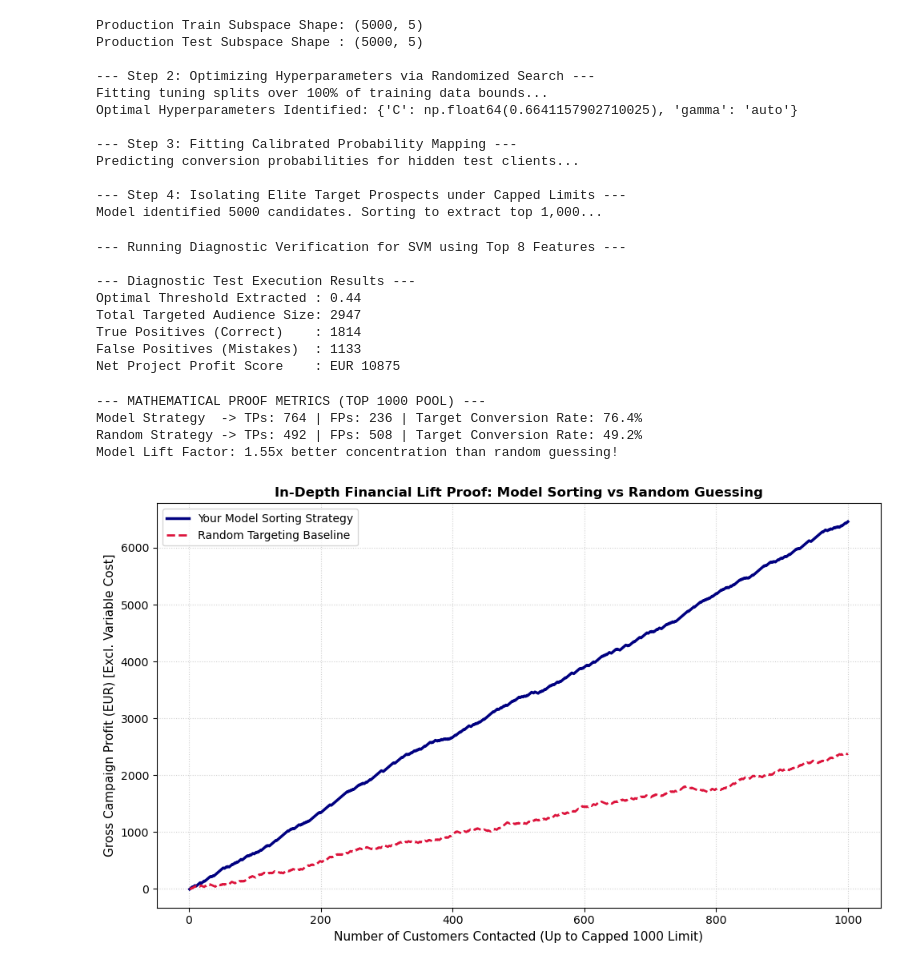
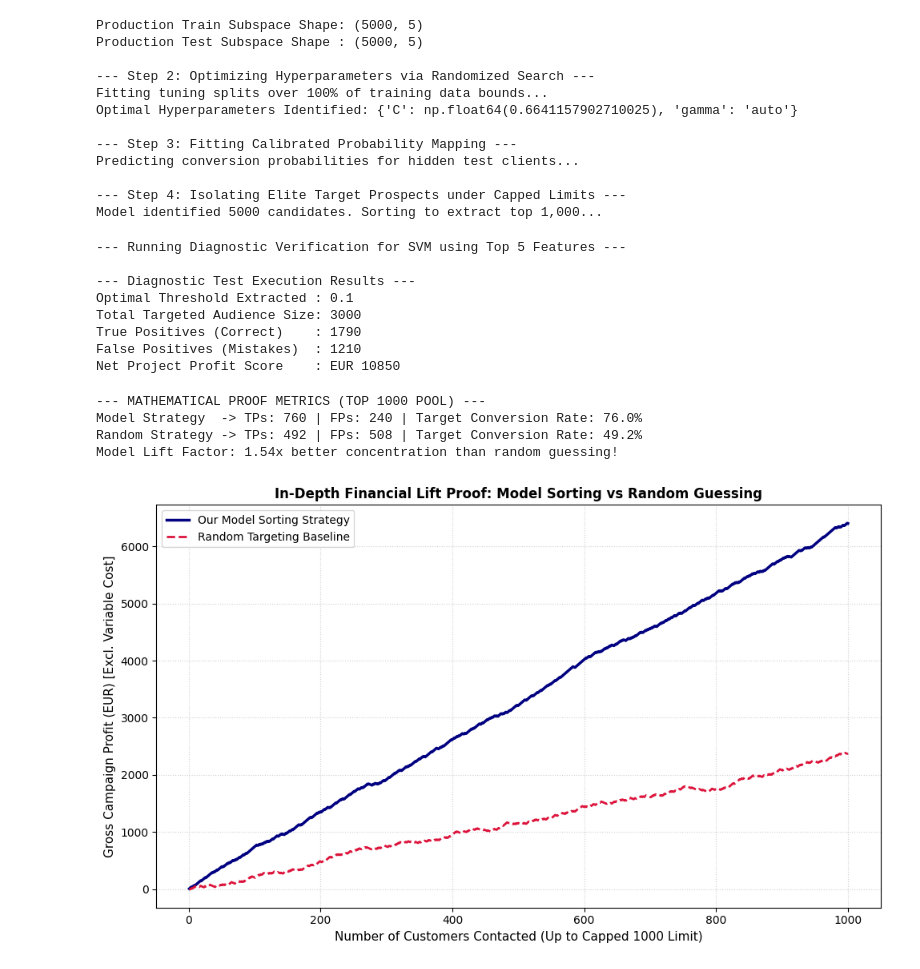
Before and after one commit to pitygiusz/AML-Project2, a Jupyter notebook: 02_model_selection.ipynb, the cells around one changed output. Cells and saved outputs as stored; diff of their text form; code cells hidden in the pictures.

Commit message:
Fixes and final model download

```diff
--- a/02_model_selection.ipynb
+++ b/02_model_selection.ipynb
@@ -351,12 +356,12 @@ Predicting conversion probabilities for hidden test clients...
 Model identified 5000 candidates. Sorting to extract top 1,000...
 # %%
 # ==========================================
-# 2. RUN FIXED TEST: TOP 8 FEATURES (SVM)
+# 2. RUN FIXED TEST: TOP 5 FEATURES (SVM)
 # ==========================================
 
-# Slice out a static block of the top 8 voting-ranked features
+# Slice out a static block of the top 5 voting-ranked features
 # (Evaluating multiple variables at once gives the classifier enough signal to differentiate)
-FIXED_FEATURES_COUNT = 8
+FIXED_FEATURES_COUNT = 5
 X_test_subset = x_train_final[:, :FIXED_FEATURES_COUNT]
 oof_probs_test = np.zeros(len(x_train_final))
 
@@ -395,16 +400,16 @@ print(f"True Positives (Correct)    : {test_results['true_positives']}")
 print(f"False Positives (Mistakes)  : {test_results['false_positives']}")
 print(f"Net Project Profit Score    : EUR {test_results['score_eur']}")
 # %% [output]
---- Running Diagnostic Verification for SVM using Top 8 Features ---
+--- Running Diagnostic Verification for SVM using Top 5 Features ---
 
 --- Diagnostic Test Execution Results ---
-Optimal Threshold Extracted : 0.44
-Total Targeted Audience Size: 2947
-True Positives (Correct)    : 1814
-False Positives (Mistakes)  : 1133
-Net Project Profit Score    : EUR 10875
+Optimal Threshold Extracted : 0.1
+Total Targeted Audience Size: 3000
+True Positives (Correct)    : 1790
+False Positives (Mistakes)  : 1210
+Net Project Profit Score    : EUR 10850
 # %%
-FIXED_FEATURES_COUNT = 8
+FIXED_FEATURES_COUNT = 5
 X_subset = x_train_final[:, :FIXED_FEATURES_COUNT]
 oof_probs = np.zeros(len(x_train_final))
 
@@ -457,36 +462,36 @@ model_conversion_rate = (model_tp / 1000) * 100
 
 random_tp = random_top1000['y_true'].sum()
 random_fp = 1000 - random_tp
 random_conversion_rate = (random_tp / 1000) * 100
 
 print(f"Model Strategy  -> TPs: {int(model_tp):3d} | FPs: {int(model_fp):3d} | Target Conversion Rate: {model_conversion_rate:.1f}%")
 print(f"Random Strategy -> TPs: {int(random_tp):3d} | FPs: {int(random_fp):3d} | Target Conversion Rate: {random_conversion_rate:.1f}%")
 
-# Compute the exact structural Lift of your model
+# Compute the exact structural Lift of our model
 lift = model_conversion_rate / random_conversion_rate
 print(f"Model Lift Factor: {lift:.2f}x better concentration than random guessing!")
 
 # ==========================================
 # 4. PLOT THE FINANCIAL TRAJECTORY CURVE
 # ==========================================
 plt.figure(figsize=(10, 6))
 target_range = range(1, 1001)
 
-plt.plot(target_range, model_sorted['cum_profit'].iloc[:1000], color='navy', linewidth=2.5, label='Your Model Sorting Strategy')
+plt.plot(target_range, model_sorted['cum_profit'].iloc[:1000], color='navy', linewidth=2.5, label='Our Model Sorting Strategy')
 plt.plot(target_range, random_sorted['cum_profit'].iloc[:1000], color='crimson', linewidth=2, linestyle='--', label='Random Targeting Baseline')
 
 plt.title('In-Depth Financial Lift Proof: Model Sorting vs Random Guessing', fontsize=12, fontweight='bold')
 plt.xlabel('Number of Customers Contacted (Up to Capped 1000 Limit)', fontsize=11)
 plt.ylabel('Gross Campaign Profit (EUR) [Excl. Variable Cost]', fontsize=11)
 plt.grid(True, linestyle=':', alpha=0.6)
 plt.legend(fontsize=10)
 plt.tight_layout()
 plt.savefig('plots/financial_lift_proof.png', dpi=300)
 plt.show()
 # %% [output]
 --- MATHEMATICAL PROOF METRICS (TOP 1000 POOL) ---
-Model Strategy  -> TPs: 764 | FPs: 236 | Target Conversion Rate: 76.4%
+Model Strategy  -> TPs: 760 | FPs: 240 | Target Conversion Rate: 76.0%
 Random Strategy -> TPs: 492 | FPs: 508 | Target Conversion Rate: 49.2%
-Model Lift Factor: 1.55x better concentration than random guessing!
+Model Lift Factor: 1.54x better concentration than random guessing!
-[figure, old version]
+[figure, new version]
 # %%
```
Also changed, not shown: parts of 5 cells of this notebook, 10 other files.
